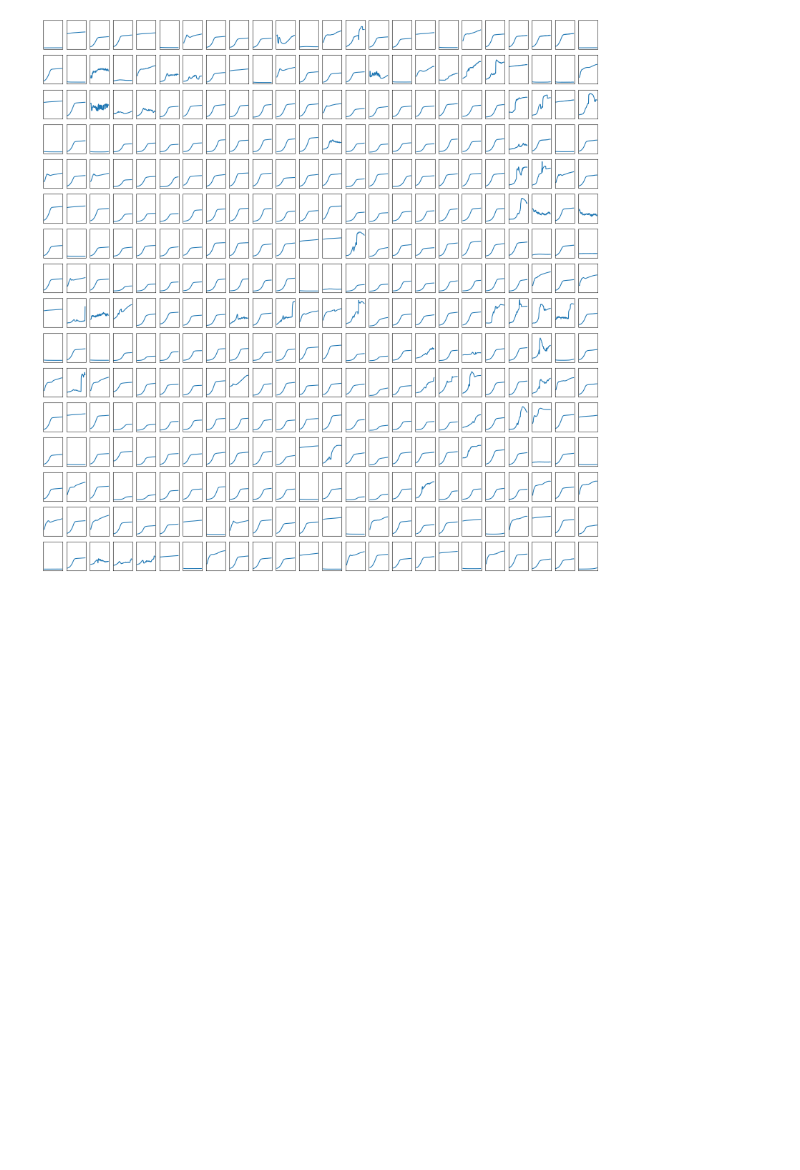
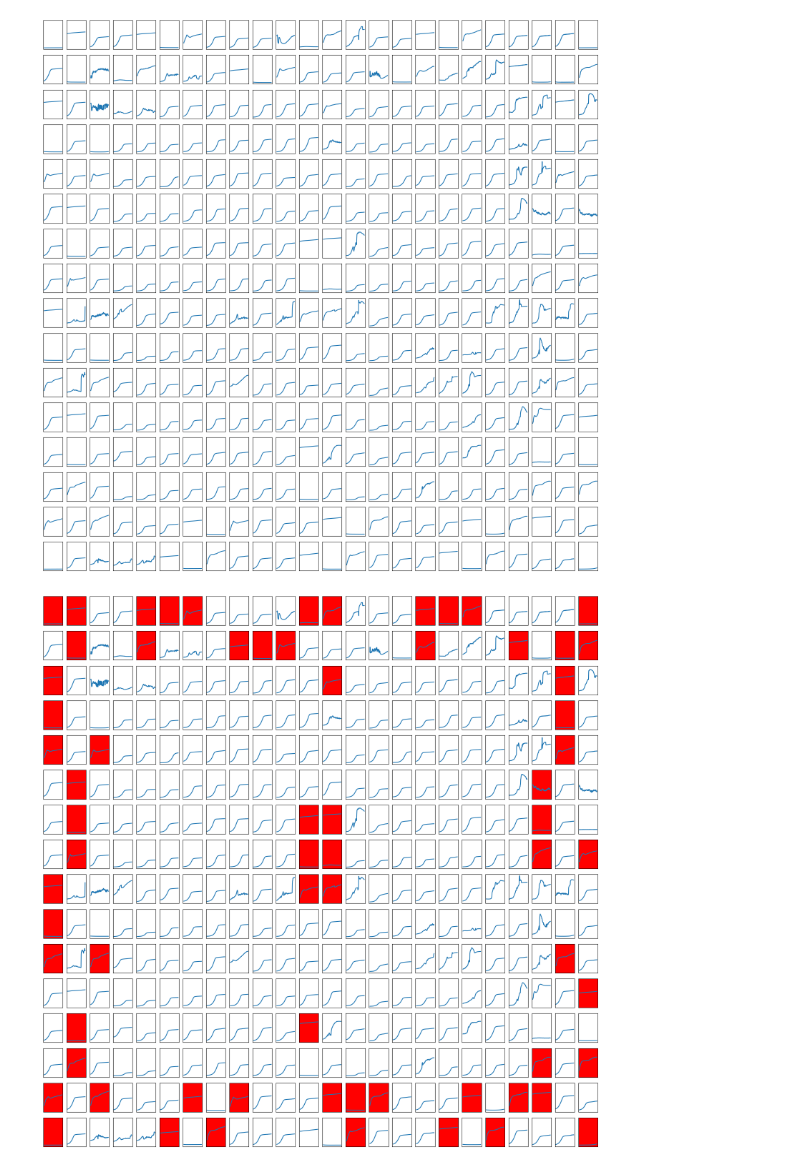
Before and after one commit to rutuja-gupte/sharp-pombe-fitness, a Jupyter notebook: Plotting Plates.ipynb, the cells around one changed output. Drawn from its saved outputs; the diff is of its cells as text; code cells hidden in the pictures; blank space fills up the shorter version.

```diff
--- a/Plotting Plates.ipynb
+++ b/Plotting Plates.ipynb
@@ -30,13 +30,16 @@ def load_df(filename):
     return df
 # %%
 # works for 384 (16x24) welled plate
-def graph_df(df):
+def graph_df(df, red = []):
     fig, ax = plt.subplots(nrows = 16, ncols = 24, sharex = True, sharey = True, figsize = (20, 20))
+    cols = list(df.columns[2:])
     for col in df.columns[2:]: # exclude the non-well columns
-        index = list(df.columns[2:]).index(col)
+        index = cols.index(col)
         ax[index//24][index%24].plot(df['Time'], df[col])
         ax[index//24][index%24].get_xaxis().set_visible(False)
         ax[index//24][index%24].get_yaxis().set_visible(False)
+        if col in red:
+            ax[index//24][index%24].set_facecolor('red')
 # %%
 # inspect 4 wells
 def inspect_well(df, w1, w2, w3, w4):
@@ -152,3 +155,18 @@ inspect_well(df7, 'M12', 'G6', 'M22', 'J10')
 graph_df(df7)
 # %% [output]
 [figure]
+# %%
+string = '''
+"C1"  "E1"  "I1"  "K1"  "O1"  "A2"  "F2"  "H2"  "N2"  "E3"  "K3"  "O3"  "A5"  "B5"
+ "P6"  "A7"  "O7"  "P8"  "B9"  "O9"  "B11" "G12" "I12" "M12" "A13" "C13" "G13" "I13"
+ "O13" "P14" "O15" "A17" "B17" "P18" "A19" "O19" "P20" "B21" "O21" "H22" "N22" "O22"
+ "C23" "E23" "K23" "B24" "H24" "L24" "N24"
+"A1"  "D1"  "P1"  "B2"  "M2"  "A6"  "A12" "H12" "H13" "O14" "G22" "B23" "A24" "P24"
+"J1"  "G2"  "B10" "A18" "F22" "D23"
+'''
+l = string.replace('"', "").split()
+l = list(set(l))
+# %%
+graph_df(df7, l)
+# %% [output]
+[figure, added]
```
Also changed, not shown: 2 other files.
